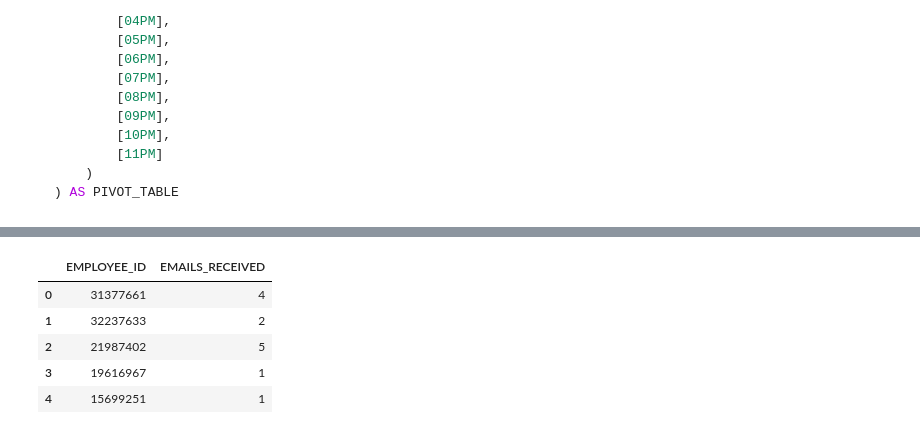
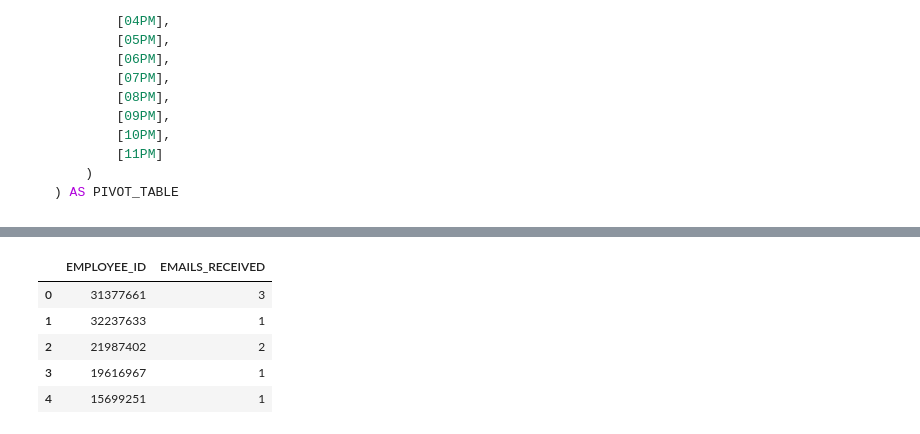
Before and after one commit to cpassorelli/call-reports, a Jupyter notebook: ipython/caller-statement-report.ipynb, the cells around one changed output, grey strips where cells are left out. Drawn from its saved outputs; the diff is of its cells as text; code cells hidden in the pictures.

```diff
--- a/ipython/caller-statement-report.ipynb
+++ b/ipython/caller-statement-report.ipynb
@@ -512,44 +334,24 @@ from pyspark.sql.functions import desc
 
 # use activities for both emails and statements received
 query = """
-WITH
-ACTIVITIES AS (
-    SELECT
-        *,
-        row_number()
-            OVER (
-                PARTITION BY
-                    EMPLOYEE_ID,
-                    REFERENCE_ID
-                ORDER BY
-                    ACTIVITY_DATE DESC
-            ) AS ACTIVITY_RANK
-    FROM
-        STATEMENT_ACTIVITIES
-    WHERE
-        ACTIVITY_DATE BETWEEN
-            current_timestamp() - interval '2 day'
-            AND current_timestamp()
-)
 SELECT
     EMPLOYEE_ID,
     count(EMAIL_DATE) as EMAILS_RECEIVED
 FROM
-    ACTIVITIES
+    STATEMENT_ACTIVITIES
         INNER JOIN
             STATEMENT_EMAILS_RECIEVED ON
-                ACTIVITIES.REFERENCE_ID = STATEMENT_EMAILS_RECIEVED.REFERENCE_ID
-                AND ACTIVITY_RANK = 1
+                STATEMENT_ACTIVITIES.REFERENCE_ID = STATEMENT_EMAILS_RECIEVED.REFERENCE_ID
+                AND EMPLOYEE_REFERENCE_RANK = 1
                 AND EMAIL_DATE BETWEEN
+                    current_timestamp() - interval '2 day'
+                    AND current_timestamp()
+                AND ACTIVITY_DATE BETWEEN
                     current_timestamp() - interval '2 day'
                     AND current_timestamp()
 GROUP BY
     EMPLOYEE_ID
 """
 
-# spark.sql(query).groupBy('EMPLOYEE_ID').count().orderBy(desc('count')).show()
-
-# spark.sql(query).where('EMPLOYEE_ID = 31377661').orderBy('ACTIVITY_DATE').toPandas()
-
 spark.sql(query).toPandas()
 # %% [output]
@@ -558,7 +360,7 @@ Wall time: 1.56 s
 |  | EMPLOYEE_ID | EMAILS_RECEIVED |
-| 0 | 31377661 | 4 |
-| 1 | 32237633 | 2 |
-| 2 | 21987402 | 5 |
+| 0 | 31377661 | 3 |
+| 1 | 32237633 | 1 |
+| 2 | 21987402 | 2 |
 | 3 | 19616967 | 1 |
 | 4 | 15699251 | 1 |
 # %%
```
Also changed, not shown: parts of 21 cells of this notebook.
